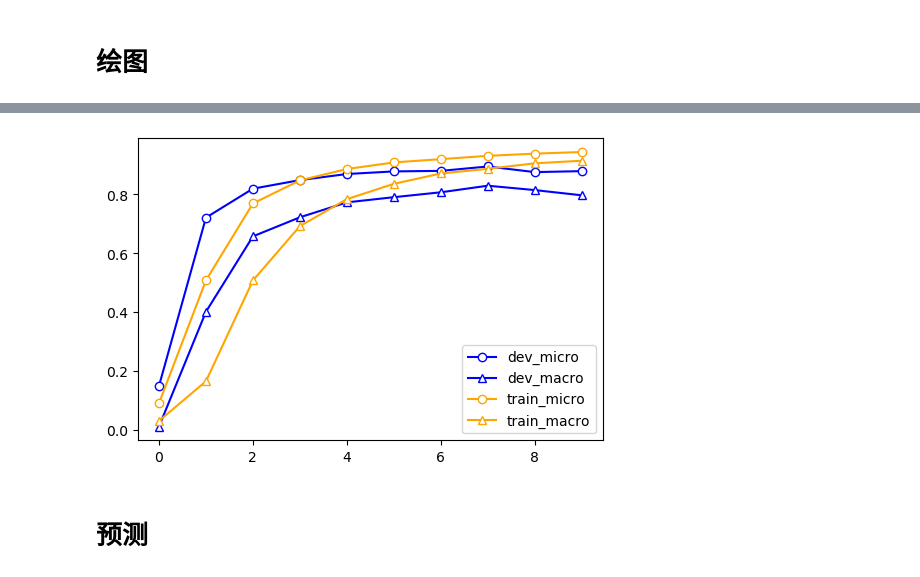
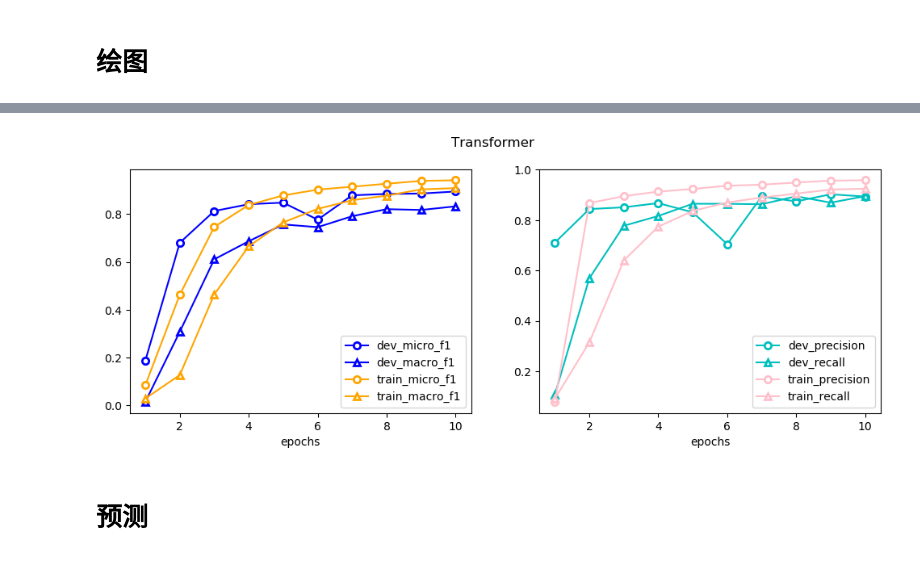
Before and after one commit to Light2077/Text-Classification, a Jupyter notebook: notebook/Transformer/Transformer运用.ipynb, the cells around one changed output, grey strips where cells are left out. Cells and saved outputs as stored; diff of their text form; code cells hidden in the pictures.

Commit message:
基本完成了bert textcnn transformer

```diff
--- a/notebook/Transformer/Transformer运用.ipynb
+++ b/notebook/Transformer/Transformer运用.ipynb
@@ -261,0 +255,7 @@ history
+# %%
+history = pd.DataFrame(np.concatenate([dev_metrics, train_metrics], axis=1),
+                        columns=['dev_precision', 'dev_recall', 'dev_micro_f1', 'dev_macro_f1',
+                                 'train_precision', 'train_recall', 'train_micro_f1', 'train_macro_f1'])
+# %%
+history.index += 1
+history
@@ -262,13 +276,22 @@ history
 # %%
-fig, ax = plt.subplots(dpi=100)
-ax.plot(history.dev_micro, c='b', marker='o', mfc='w', label='dev_micro')
-ax.plot(history.dev_macro, c='b', marker='^', mfc='w', label='dev_macro')
-ax.plot(history.train_micro, c='orange', marker='o', mfc='w', label='train_micro')
-ax.plot(history.train_macro, c='orange', marker='^', mfc='w', label='train_macro')
-plt.legend()
+fig, ax = plt.subplots(1, 2, figsize=(12,4), dpi=100)
+ax[0].plot(history.dev_micro_f1, c='b', marker='o', mfc='w', mew=2, label='dev_micro_f1')
+ax[0].plot(history.dev_macro_f1, c='b', marker='^', mfc='w', mew=2, label='dev_macro_f1')
+ax[0].plot(history.train_micro_f1, c='orange', marker='o', mfc='w', mew=2, label='train_micro_f1')
+ax[0].plot(history.train_macro_f1, c='orange', marker='^', mfc='w', mew=2, label='train_macro_f1')
+ax[0].set_xlabel('epochs')
+ax[0].legend()
+
+ax[1].plot(history.dev_precision, c='c', marker='o', mfc='w', mew=2, label='dev_precision')
+ax[1].plot(history.dev_recall, c='c', marker='^', mfc='w', mew=2, label='dev_recall')
+ax[1].plot(history.train_precision, c='pink', marker='o', mfc='w', mew=2, label='train_precision')
+ax[1].plot(history.train_recall, c='pink', marker='^', mfc='w', mew=2, label='train_recall')
+ax[1].set_xlabel('epochs')
+ax[1].legend()
+fig.suptitle('Transformer')
 plt.show()
 # %% [output]
-[figure, old version]
+[figure, new version]
 # %%
 history.to_csv('notebook/Transformer/transformer_report.csv', index=None)
 # %% [markdown]
```
Also changed, not shown: parts of 12 cells of this notebook, 41 other files.
